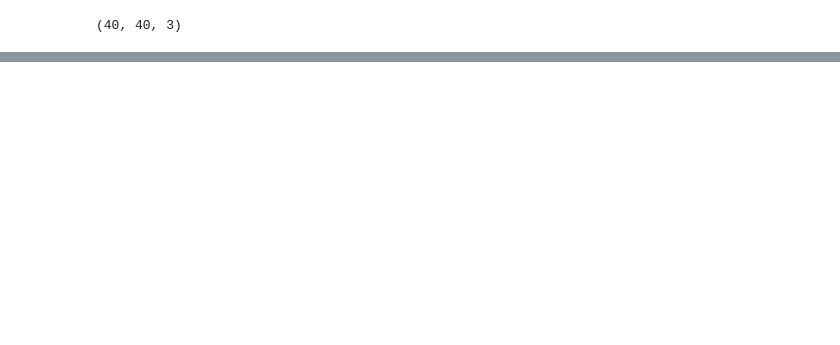
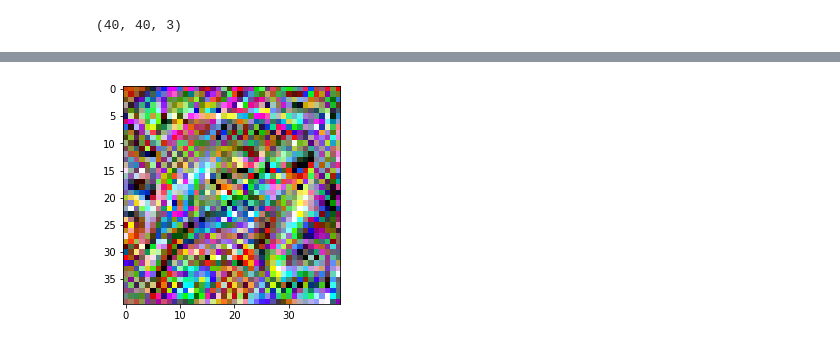
Before and after one commit to magdalena-b/ART-AGH, a Jupyter notebook: ObjectDetectionWithArt.ipynb, the cells around one changed output, grey strips where cells are left out. Saved outputs shown, nothing was run; the diff lists cells and outputs as text; code cells hidden in the pictures; blank space fills up the shorter version.

```diff
--- a/ObjectDetectionWithArt.ipynb
+++ b/ObjectDetectionWithArt.ipynb
@@ -162,3 +165,8 @@ plt.show()
 # %%
-adv_patch_robust = load_image_from_path("RobustDPatch2.jpg")
+adv_patch_robust = load_image_from_path("RobustDPatch5000.png")
 adv_patch_robust.resize((40,40,3))
+image = Image.open("RobustDPatch5000.png").convert('RGB')
+plt.imshow(image)
+plt.show()
+# %% [output]
+[figure, added]
```
Also changed, not shown: parts of 31 cells of this notebook.
